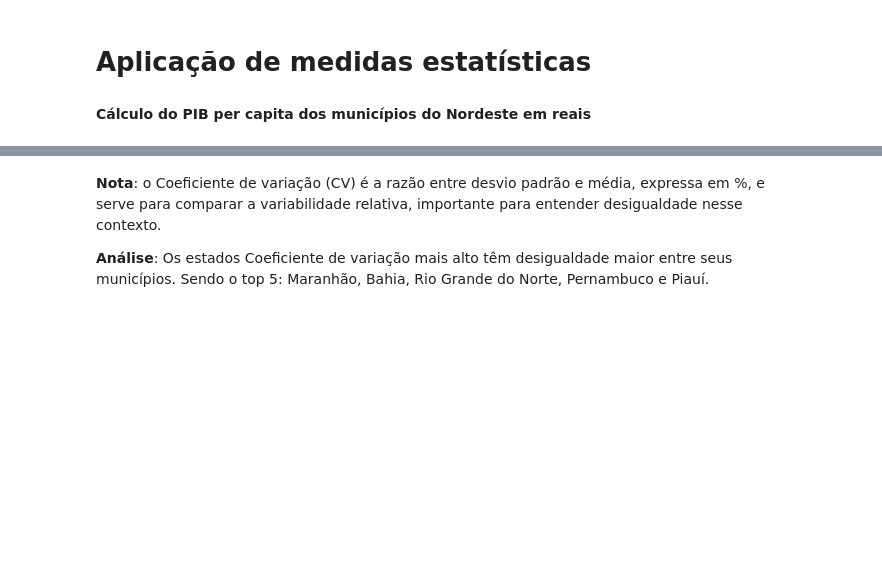
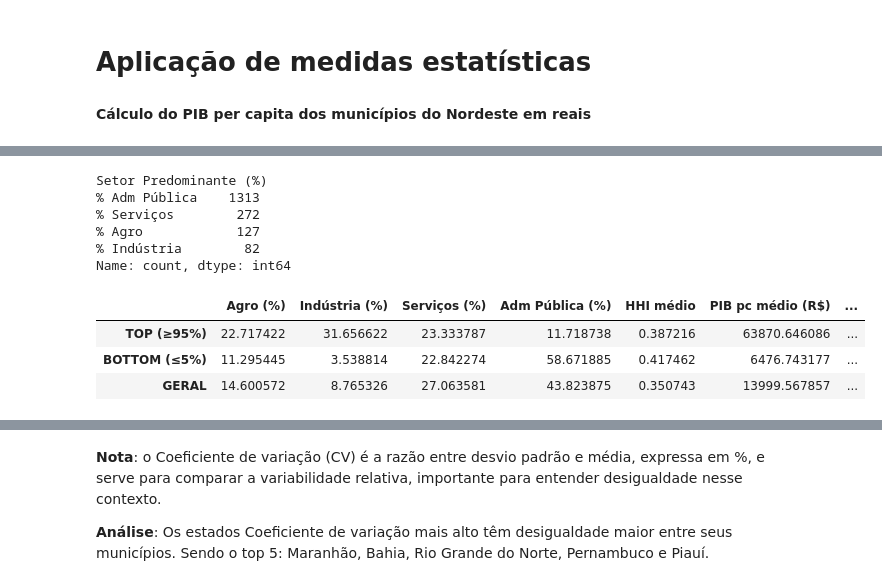
Before and after one commit to duddanobre/sidra-nordeste, a Jupyter notebook: nordeste.ipynb, the cells around one changed output, grey strips where cells are left out. Saved outputs shown, nothing was run; the diff lists cells and outputs as text; code cells hidden in the pictures; blank space fills up the shorter version.

```diff
--- a/nordeste.ipynb
+++ b/nordeste.ipynb
@@ -157,0 +218,24 @@ memory usage: 322.4+ KB
+# %%
+# Pelo VA em valores absolutos:
+setor_cols_val = [
+    'VA da agropecuária (Mil Reais)',
+    'VA da indústria (Mil Reais)',
+    'VA dos serviços (Mil Reais)',
+    'VA da administração pública (Mil Reais)'
+]
+dfn['Setor Predominante (VA)'] = dfn[setor_cols_val].idxmax(axis=1)
+
+# Ou, se preferir, pelo % do PIB (dá na mesma na prática):
+setor_cols_perc = ['% Agro', '% Indústria', '% Serviços', '% Adm Pública']
+dfn['Setor Predominante (%)'] = dfn[setor_cols_perc].idxmax(axis=1)
+
+# Distribuição geral (contagem)
+pred_count = dfn['Setor Predominante (%)'].value_counts()
+print(pred_count)
+# %% [output]
+Setor Predominante (%)
+% Adm Pública    1313
+% Serviços        272
+% Agro            127
+% Indústria        82
+Name: count, dtype: int64
@@ -157,0 +257,26 @@ memory usage: 322.4+ KB
+# %%
+# Perfis setoriais dos extremos (TOP x BOTTOM) e do GERAL
+
+def perfil_setorial(df_):
+    return pd.Series({
+        'Agro (%)': df_['% Agro'].mean(),
+        'Indústria (%)': df_['% Indústria'].mean(),
+        'Serviços (%)': df_['% Serviços'].mean(),
+        'Adm Pública (%)': df_['% Adm Pública'].mean(),
+        'HHI médio': df_['HHI_setorial'].mean(),
+        'PIB pc médio (R$)': df_['PIB per capita'].mean(),
+        'PIB pc mediano (R$)': df_['PIB per capita'].median(),
+        'N municípios': len(df_)
+    })
+
+perfil_top = perfil_setorial(top)
+perfil_bot = perfil_setorial(bot)
+perfil_all = perfil_setorial(dfn)
+
+perf_is = pd.DataFrame([perfil_top, perfil_bot, perfil_all], index=['TOP (≥95%)','BOTTOM (≤5%)','GERAL'])
+perf_is
+# %% [output]
+|  | Agro (%) | Indústria (%) | Serviços (%) | Adm Pública (%) | HHI médio | PIB pc médio (R$) | ... |
+| TOP (≥95%) | 22.717422 | 31.656622 | 23.333787 | 11.718738 | 0.387216 | 63870.646086 | ... |
+| BOTTOM (≤5%) | 11.295445 | 3.538814 | 22.842274 | 58.671885 | 0.417462 | 6476.743177 | ... |
+| GERAL | 14.600572 | 8.765326 | 27.063581 | 43.823875 | 0.350743 | 13999.567857 | ... |
```
Also changed, not shown: parts of 16 cells of this notebook.
